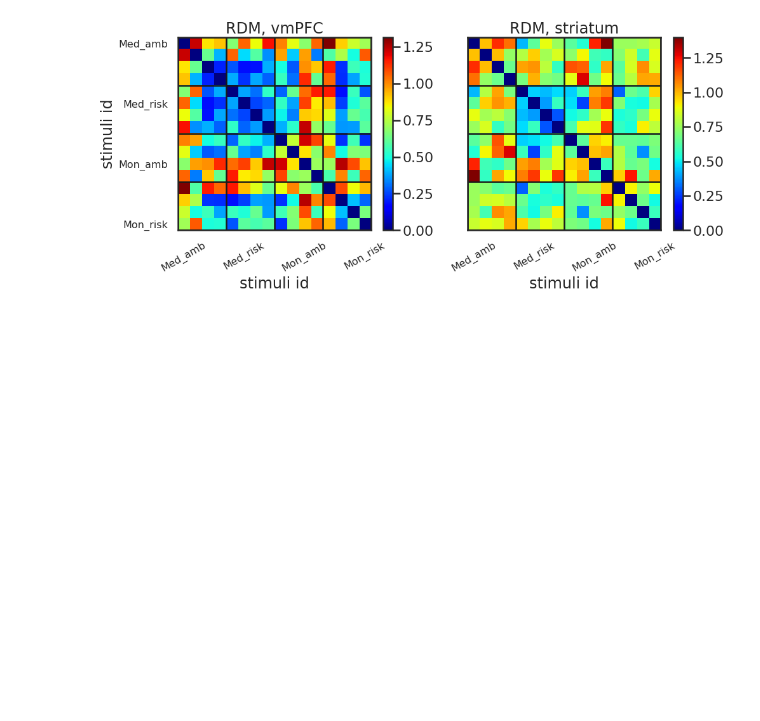
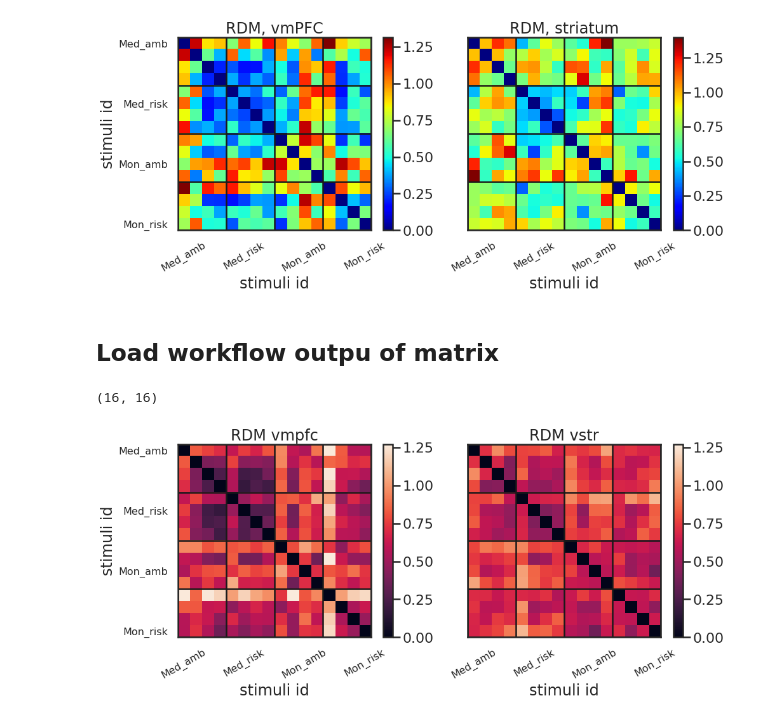
Before and after one commit to ruonanjia/mdm_imaging_analysis, a Jupyter notebook: mdm_rsa.ipynb, the cells around one changed output. Cells and saved outputs as stored; diff of their text form; code cells hidden in the pictures; blank space fills up the shorter version.

```diff
--- a/mdm_rsa.ipynb
+++ b/mdm_rsa.ipynb
@@ -224,3 +224,5 @@ ax[1].hlines(edges,min(edges),max(edges))
 f.subplots_adjust()
 # %% [output]
 [figure]
+# %% [markdown]
+## Load workflow outpu of matrix
@@ -226,0 +246,39 @@ f.subplots_adjust()
+# %%
+np.mean(roi_rdm['vmpfc'], axis = 0).shape
+# %% [output]
+(16, 16)
+# %%
+roi_rdm_obj = np.load('/home/rj299/project/mdm_analysis/output/imaging/Sink_rsa/rdm/_subject_id_2582/roi_rdm.npy',
+       allow_pickle = True)
+# %%
+roi_rdm = roi_rdm_obj.item()
+# %%
+stim_cat = ['', 'Med_amb', 'Med_risk', 'Mon_amb', 'Mon_risk']
+fontdict = {'fontsize': 16}
+edges = np.array([0,4,8,12,16])-0.5
+roi_names = list(roi_rdm.keys())
+
+f, ax = plt.subplots(1,2, figsize=(15, 7))
+im0 = ax[0].imshow(np.mean(roi_rdm[roi_names[0]], axis=0), vmax = 1.27)
+ax[0].set_xticklabels(stim_cat, rotation = 30, fontdict = fontdict)
+ax[0].set_yticklabels(stim_cat, fontdict = fontdict)
+ax[0].set_title('RDM '+roi_names[0])
+ax[0].set_xlabel('stimuli id')
+ax[0].set_ylabel('stimuli id')
+ax[0].vlines(edges,min(edges),max(edges))
+ax[0].hlines(edges,min(edges),max(edges))
+f.colorbar(im0, ax=ax[0], shrink = 0.8)
+
+
+im1 = ax[1].imshow(np.mean(roi_rdm[roi_names[1]], axis=0), vmax = 1.27)
+f.colorbar(im1, ax=ax[1], shrink = 0.8)
+ax[1].set_title('RDM '+roi_names[1])
+ax[1].set_xlabel('stimuli id')
+ax[1].set_xticklabels(stim_cat, rotation = 30, fontdict = fontdict)
+ax[1].set_yticklabels('')
+ax[1].vlines(edges,min(edges),max(edges))
+ax[1].hlines(edges,min(edges),max(edges))
+
+f.subplots_adjust()
+# %% [output]
+[figure, added]
```
Also changed, not shown: parts of 1 cell of this notebook.
